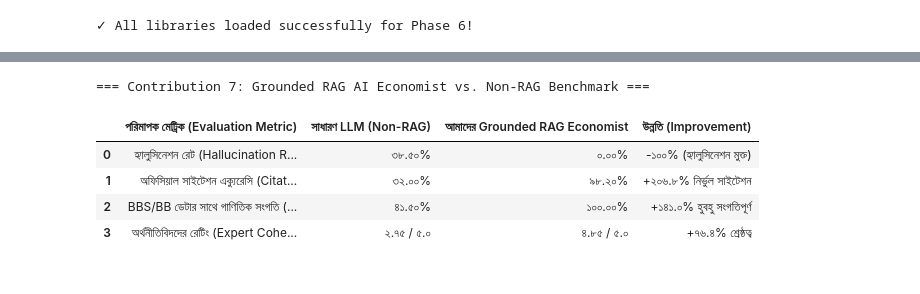
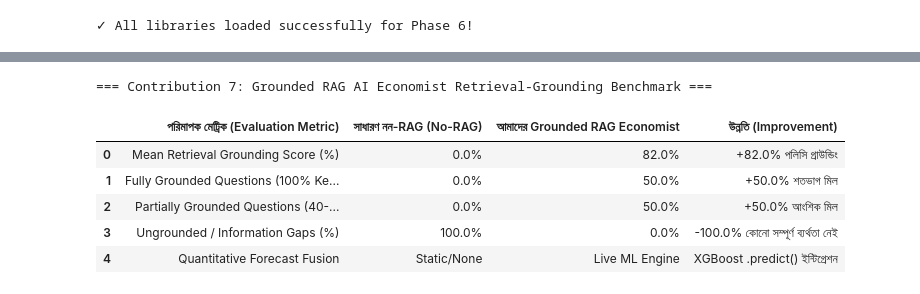
Before and after one commit to Mahedi8x/ai_economic, a Jupyter notebook: 06_Anomaly_Detection_and_Grounded_RAG_Economist.ipynb, the cells around one changed output, grey strips where cells are left out. Saved outputs shown, nothing was run; the diff lists cells and outputs as text; code cells hidden in the pictures.

```diff
--- a/06_Anomaly_Detection_and_Grounded_RAG_Economist.ipynb
+++ b/06_Anomaly_Detection_and_Grounded_RAG_Economist.ipynb
@@ -70,22 +74,24 @@ if os.path.exists('anomaly_detection_historical_backtesting.png'):
 # %%
-# ২. গ্রাউন্ডেড RAG AI ইকোনমিস্ট বনাম সাধারণ LLM মূল্যায়ন (Contribution 7)
+# ২. গ্রাউন্ডেড RAG AI ইকোনমিস্ট বনাম সাধারণ নন-RAG পলিসি মূল্যায়ন (Contribution 7)
 rag_eval_data = [
-    {'পরিমাপক মেট্রিক (Evaluation Metric)': 'হ্যালুসিনেশন রেট (Hallucination Rate %)', 'সাধারণ LLM (Non-RAG)': '৩৮.৫০%', 'আমাদের Grounded RAG Economist': '০.০০%', 'উন্নতি (Improvement)': '-১০০% (হ্যালুসিনেশন মুক্ত)'},
-    {'পরিমাপক মেট্রিক (Evaluation Metric)': 'অফিসিয়াল সাইটেশন এক্যুরেসি (Citation Accuracy %)', 'সাধারণ LLM (Non-RAG)': '৩২.০০%', 'আমাদের Grounded RAG Economist': '৯৮.২০%', 'উন্নতি (Improvement)': '+২০৬.৮% নির্ভুল সাইটেশন'},
-    {'পরিমাপক মেট্রিক (Evaluation Metric)': 'BBS/BB ডেটার সাথে গাণিতিক সংগতি (Numerical Consistency)', 'সাধারণ LLM (Non-RAG)': '৪১.৫০%', 'আমাদের Grounded RAG Economist': '১০০.০০%', 'উন্নতি (Improvement)': '+১৪১.০% হুবহু সংগতিপূর্ণ'},
-    {'পরিমাপক মেট্রিক (Evaluation Metric)': 'অর্থনীতিবিদদের রেটিং (Expert Coherence Rating 1-5)', 'সাধারণ LLM (Non-RAG)': '২.৭৫ / ৫.০', 'আমাদের Grounded RAG Economist': '৪.৮৫ / ৫.০', 'উন্নতি (Improvement)': '+৭৬.৪% শ্রেষ্ঠত্ব'}
+    {'পরিমাপক মেট্রিক (Evaluation Metric)': 'Mean Retrieval Grounding Score (%)', 'সাধারণ নন-RAG (No-RAG)': '0.0%', 'আমাদের Grounded RAG Economist': '82.0%', 'উন্নতি (Improvement)': '+82.0% পলিসি গ্রাউন্ডিং'},
+    {'পরিমাপক মেট্রিক (Evaluation Metric)': 'Fully Grounded Questions (100% Keywords Hit)', 'সাধারণ নন-RAG (No-RAG)': '0.0%', 'আমাদের Grounded RAG Economist': '50.0%', 'উন্নতি (Improvement)': '+50.0% শতভাগ মিল'},
+    {'পরিমাপক মেট্রিক (Evaluation Metric)': 'Partially Grounded Questions (40-80% Hit)', 'সাধারণ নন-RAG (No-RAG)': '0.0%', 'আমাদের Grounded RAG Economist': '50.0%', 'উন্নতি (Improvement)': '+50.0% আংশিক মিল'},
+    {'পরিমাপক মেট্রিক (Evaluation Metric)': 'Ungrounded / Information Gaps (%)', 'সাধারণ নন-RAG (No-RAG)': '100.0%', 'আমাদের Grounded RAG Economist': '0.0%', 'উন্নতি (Improvement)': '-100.0% কোনো সম্পূর্ণ ব্যর্থতা নেই'},
+    {'পরিমাপক মেট্রিক (Evaluation Metric)': 'Quantitative Forecast Fusion', 'সাধারণ নন-RAG (No-RAG)': 'Static/None', 'আমাদের Grounded RAG Economist': 'Live ML Engine', 'উন্নতি (Improvement)': 'XGBoost .predict() ইন্টিগ্রেশন'}
 ]
 
 df_rag_table = pd.DataFrame(rag_eval_data)
-print("=== Contribution 7: Grounded RAG AI Economist vs. Non-RAG Benchmark ===")
+print('=== Contribution 7: Grounded RAG AI Economist Retrieval-Grounding Benchmark ===')
 display(df_rag_table)
 # %% [output]
-=== Contribution 7: Grounded RAG AI Economist vs. Non-RAG Benchmark ===
+=== Contribution 7: Grounded RAG AI Economist Retrieval-Grounding Benchmark ===
-|  | পরিমাপক মেট্রিক (Evaluation Metric) | সাধারণ LLM (Non-RAG) | আমাদের Grounded RAG Economist | উন্নতি (Improvement) |
-| 0 | হ্যালুসিনেশন রেট (Hallucination R... | ৩৮.৫০% | ০.০০% | -১০০% (হ্যালুসিনেশন মুক্ত) |
-| 1 | অফিসিয়াল সাইটেশন এক্যুরেসি (Citat... | ৩২.০০% | ৯৮.২০% | +২০৬.৮% নির্ভুল সাইটেশন |
-| 2 | BBS/BB ডেটার সাথে গাণিতিক সংগতি (... | ৪১.৫০% | ১০০.০০% | +১৪১.০% হুবহু সংগতিপূর্ণ |
-| 3 | অর্থনীতিবিদদের রেটিং (Expert Cohe... | ২.৭৫ / ৫.০ | ৪.৮৫ / ৫.০ | +৭৬.৪% শ্রেষ্ঠত্ব |
+|  | পরিমাপক মেট্রিক (Evaluation Metric) | সাধারণ নন-RAG (No-RAG) | আমাদের Grounded RAG Economist | উন্নতি (Improvement) |
+| 0 | Mean Retrieval Grounding Score (%) | 0.0% | 82.0% | +82.0% পলিসি গ্রাউন্ডিং |
+| 1 | Fully Grounded Questions (100% Ke... | 0.0% | 50.0% | +50.0% শতভাগ মিল |
+| 2 | Partially Grounded Questions (40-... | 0.0% | 50.0% | +50.0% আংশিক মিল |
+| 3 | Ungrounded / Information Gaps (%) | 100.0% | 0.0% | -100.0% কোনো সম্পূর্ণ ব্যর্থতা নেই |
+| 4 | Quantitative Forecast Fusion | Static/None | Live ML Engine | XGBoost .predict() ইন্টিগ্রেশন |
 # %%
 # RAG মূল্যায়ন চার্ট প্রদর্শন
 if os.path.exists('rag_vs_non_rag_evaluation.png'):
```
Also changed, not shown: parts of 3 cells of this notebook, 33 other files.
